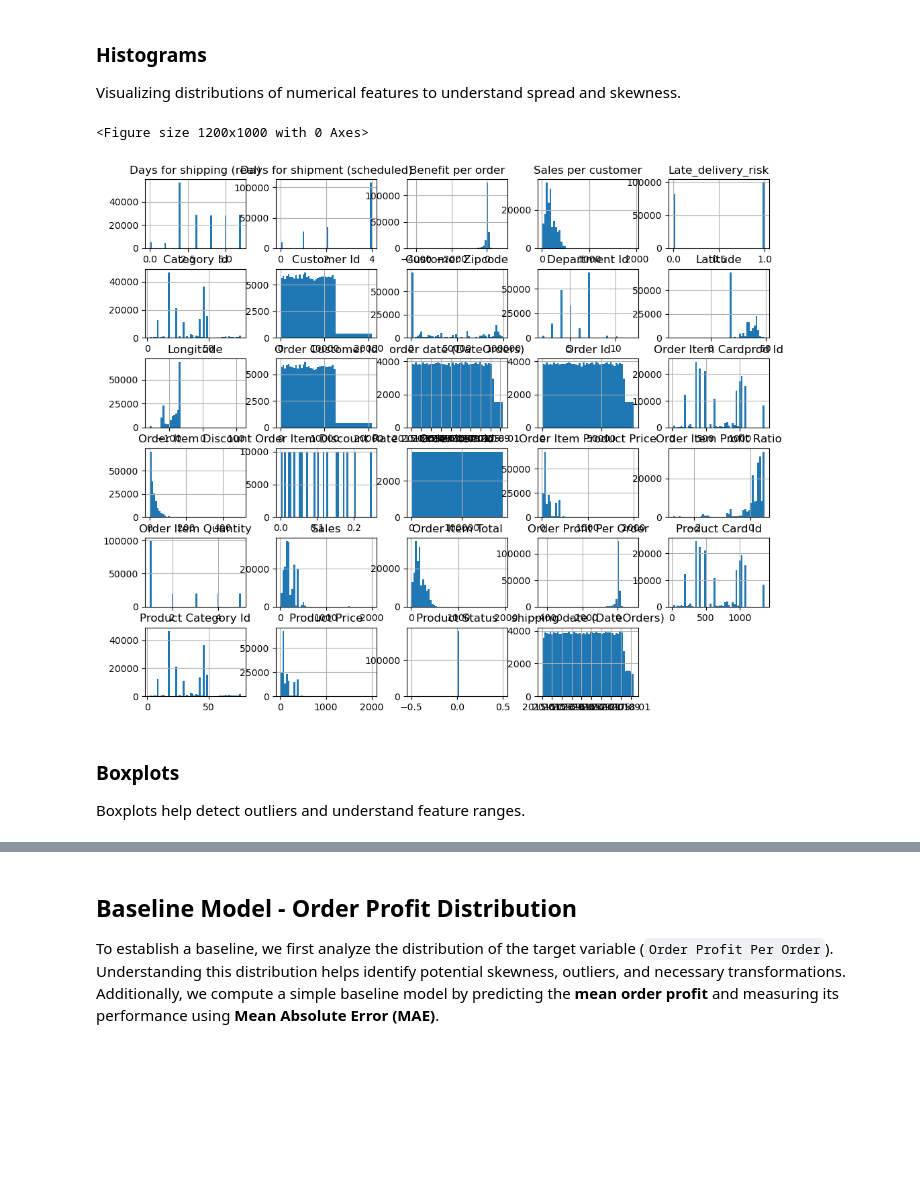
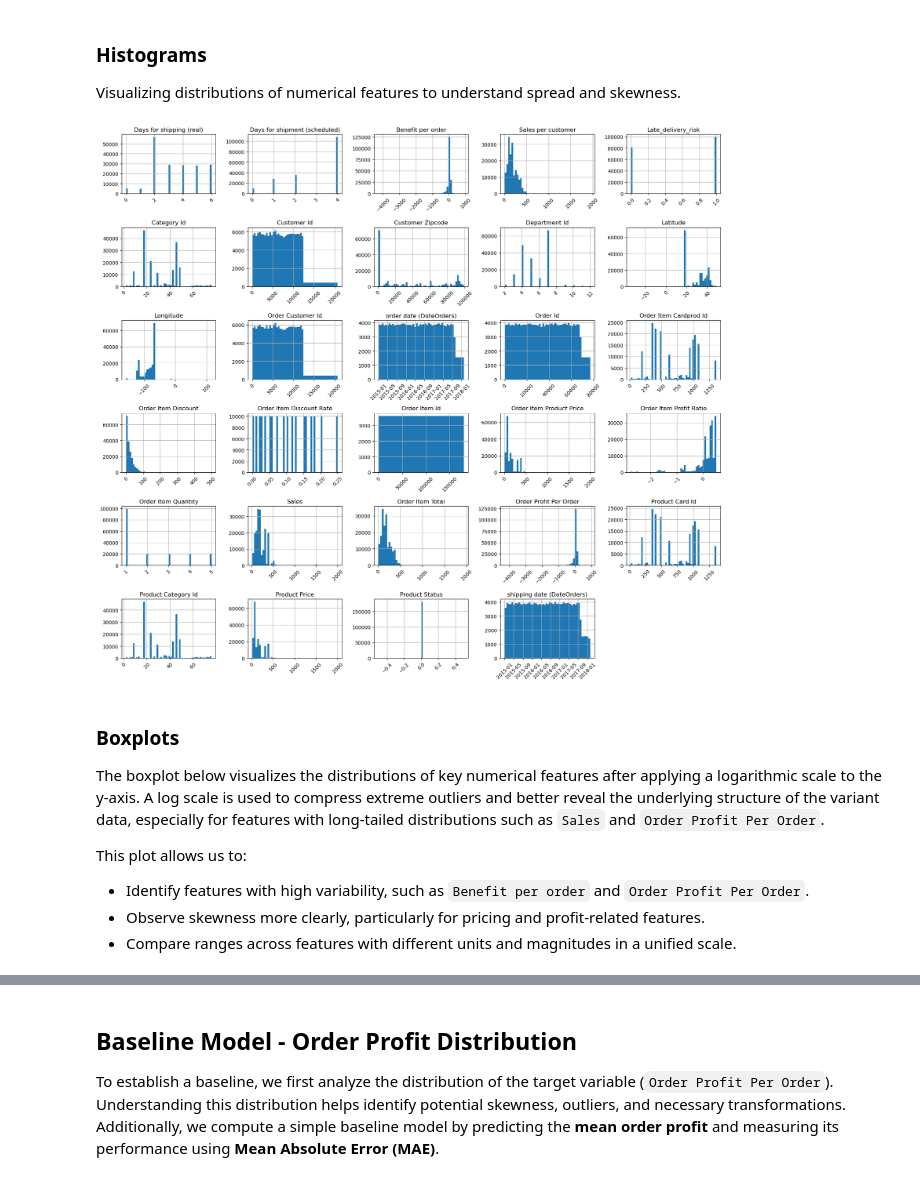
Before and after one commit to thomashz246/Master-Thesis, a Jupyter notebook: EDA_short.ipynb, the cells around one changed output, grey strips where cells are left out. Drawn from its saved outputs; the diff is of its cells as text; code cells hidden in the pictures; blank space fills up the shorter version.

```diff
--- a/EDA_short.ipynb
+++ b/EDA_short.ipynb
@@ -139,14 +159,21 @@ display(df.describe())
 
 Visualizing distributions of numerical features to understand spread and skewness.
 # %%
-plt.figure(figsize=(12, 10))
-df.hist(figsize=(12, 10), bins=50)
+ax = df.hist(figsize=(18, 16), bins=50)
+for subplot in ax.flatten():
+    subplot.tick_params(axis='x', rotation=45)
+
+plt.tight_layout()
 plt.show()
 # %% [output]
-<Figure size 1200x1000 with 0 Axes>
-[figure, old version]
+[figure, new version]
 # %% [markdown]
 ### Boxplots
 
-Boxplots help detect outliers and understand feature ranges.
+The boxplot below visualizes the distributions of key numerical features after applying a logarithmic scale to the y-axis. A log scale is used to compress extreme outliers and better reveal the underlying structure of the variant data, especially for features with long-tailed distributions such as `Sales` and `Order Profit Per Order`.
+
+This plot allows us to:
+- Identify features with high variability, such as `Benefit per order` and `Order Profit Per Order`.
+- Observe skewness more clearly, particularly for pricing and profit-related features.
+- Compare ranges across features with different units and magnitudes in a unified scale.
 # %%
```
Also changed, not shown: parts of 17 cells of this notebook.
